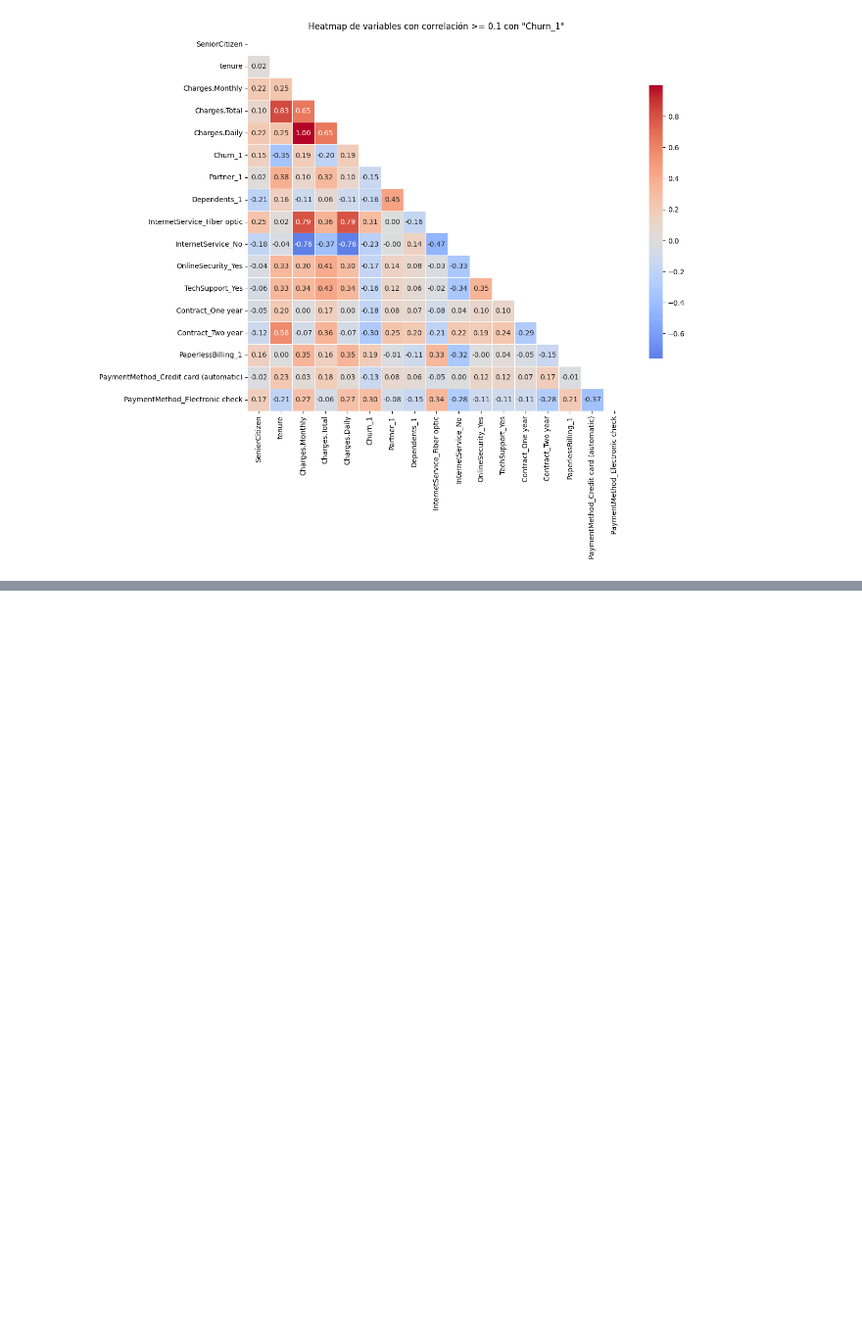
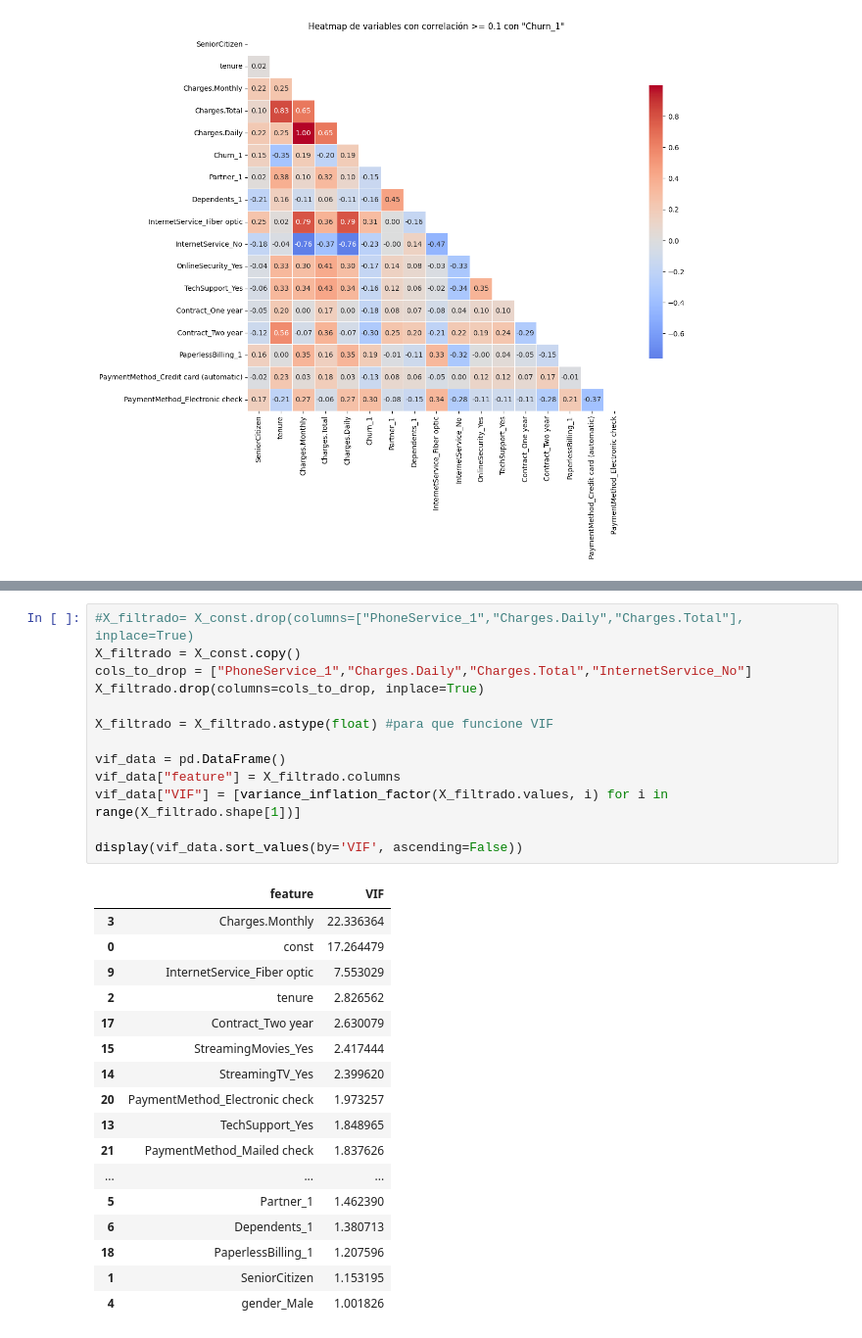
Before and after one commit to SilvanaCicchitti/TelecomX-parte2, a Jupyter notebook: TelecomX_version2.ipynb, the cells around one changed output, grey strips where cells are left out. Shown at 98% size. Cells and saved outputs as stored; diff of their text form; blank space fills up the shorter version.

```diff
--- a/TelecomX_version2.ipynb
+++ b/TelecomX_version2.ipynb
@@ -252,0 +293,31 @@ plt.show()
+# %%
+#X_filtrado= X_const.drop(columns=["PhoneService_1","Charges.Daily","Charges.Total"], inplace=True)
+X_filtrado = X_const.copy()
+cols_to_drop = ["PhoneService_1","Charges.Daily","Charges.Total","InternetService_No"]
+X_filtrado.drop(columns=cols_to_drop, inplace=True)
+
+X_filtrado = X_filtrado.astype(float) #para que funcione VIF
+
+vif_data = pd.DataFrame()
+vif_data["feature"] = X_filtrado.columns
+vif_data["VIF"] = [variance_inflation_factor(X_filtrado.values, i) for i in range(X_filtrado.shape[1])]
+
+display(vif_data.sort_values(by='VIF', ascending=False))
+# %% [output]
+|  | feature | VIF |
+| 3 | Charges.Monthly | 22.336364 |
+| 0 | const | 17.264479 |
+| 9 | InternetService_Fiber optic | 7.553029 |
+| 2 | tenure | 2.826562 |
+| 17 | Contract_Two year | 2.630079 |
+| 15 | StreamingMovies_Yes | 2.417444 |
+| 14 | StreamingTV_Yes | 2.399620 |
+| 20 | PaymentMethod_Electronic check | 1.973257 |
+| 13 | TechSupport_Yes | 1.848965 |
+| 21 | PaymentMethod_Mailed check | 1.837626 |
+| ... | ... | ... |
+| 5 | Partner_1 | 1.462390 |
+| 6 | Dependents_1 | 1.380713 |
+| 18 | PaperlessBilling_1 | 1.207596 |
+| 1 | SeniorCitizen | 1.153195 |
+| 4 | gender_Male | 1.001826 |
```
Also changed, not shown: parts of 5 cells of this notebook.
